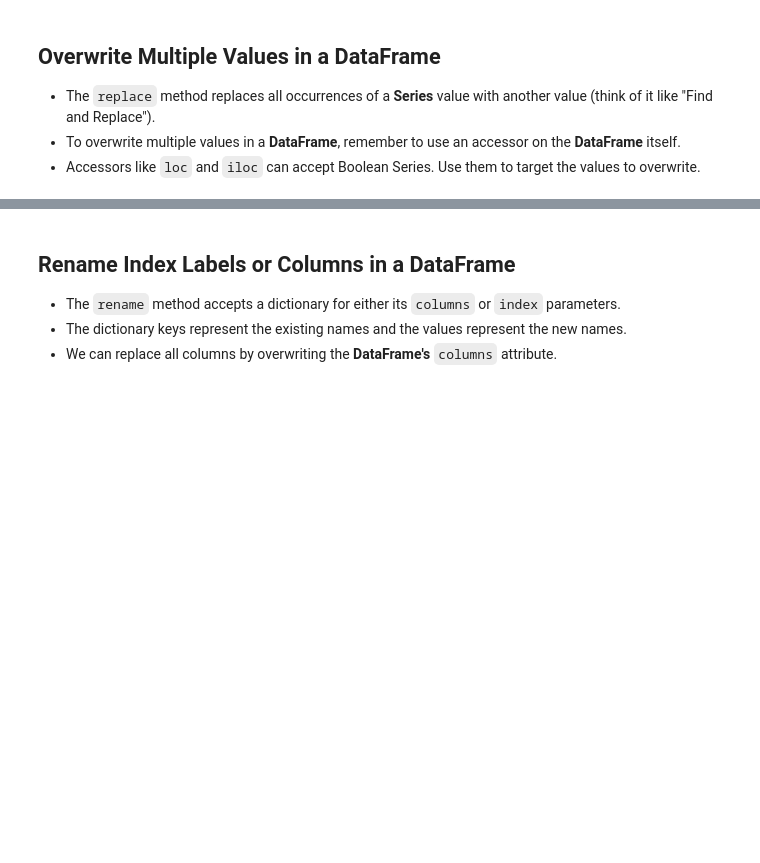
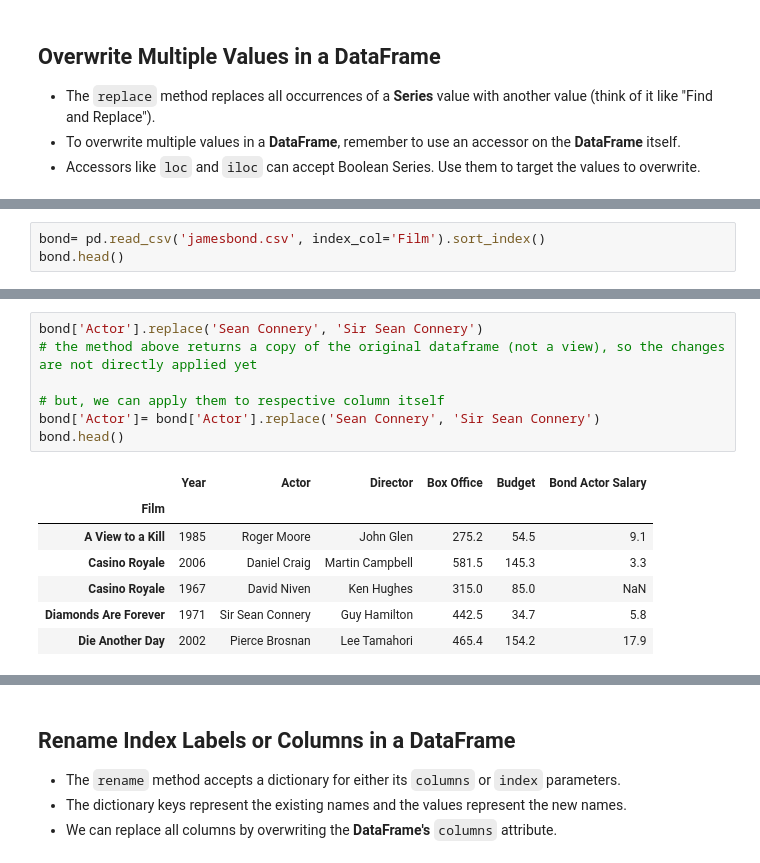
Before and after one commit to Lucas01iveira/Data-Engineering, a Jupyter notebook: Data Analysis with Pandas and Python/materials/pandas/Incomplete/06 - DataFrames III - Data Extraction.ipynb, the cells around one changed output, grey strips where cells are left out. Drawn from its saved outputs; the diff is of its cells as text; blank space fills up the shorter version.

```diff
--- a/Data Analysis with Pandas and Python/materials/pandas/Incomplete/06 - DataFrames III - Data Extraction.ipynb
+++ b/Data Analysis with Pandas and Python/materials/pandas/Incomplete/06 - DataFrames III - Data Extraction.ipynb
@@ -746,0 +738,3 @@ bond
+# %%
+bond= pd.read_csv('jamesbond.csv', index_col='Film').sort_index()
+bond.head()
@@ -746,0 +749,15 @@ bond
+# %%
+bond['Actor'].replace('Sean Connery', 'Sir Sean Connery')
+# the method above returns a copy of the original dataframe (not a view), so the changes are not directly applied yet
+
+# but, we can apply them to respective column itself
+bond['Actor']= bond['Actor'].replace('Sean Connery', 'Sir Sean Connery')
+bond.head()
+# %% [output]
+|  | Year | Actor | Director | Box Office | Budget | Bond Actor Salary |
+| Film |  |  |  |  |  |  |
+| A View to a Kill | 1985 | Roger Moore | John Glen | 275.2 | 54.5 | 9.1 |
+| Casino Royale | 2006 | Daniel Craig | Martin Campbell | 581.5 | 145.3 | 3.3 |
+| Casino Royale | 1967 | David Niven | Ken Hughes | 315.0 | 85.0 | NaN |
+| Diamonds Are Forever | 1971 | Sir Sean Connery | Guy Hamilton | 442.5 | 34.7 | 5.8 |
+| Die Another Day | 2002 | Pierce Brosnan | Lee Tamahori | 465.4 | 154.2 | 17.9 |
```
Also changed, not shown: parts of 3 cells of this notebook.
